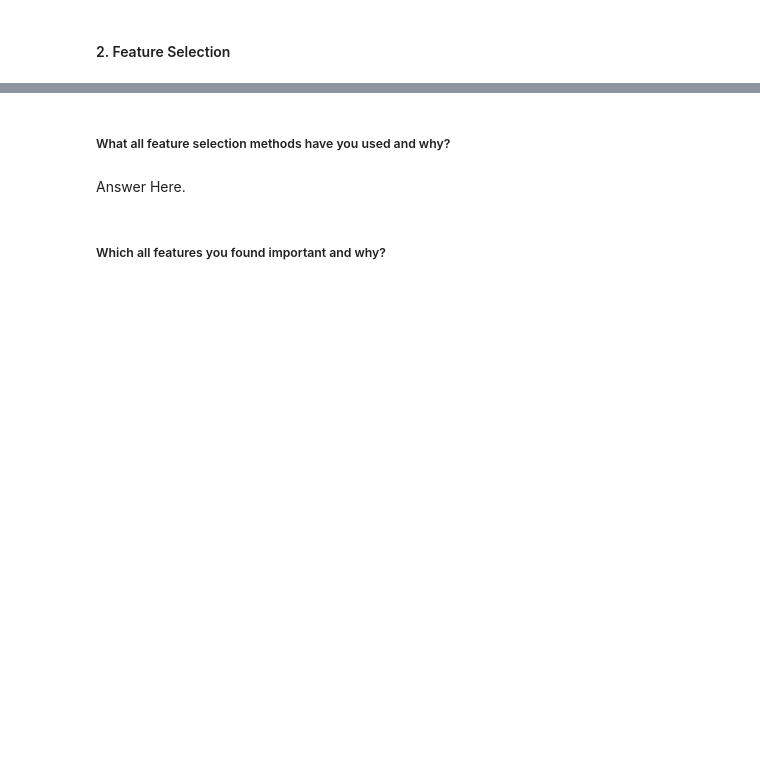
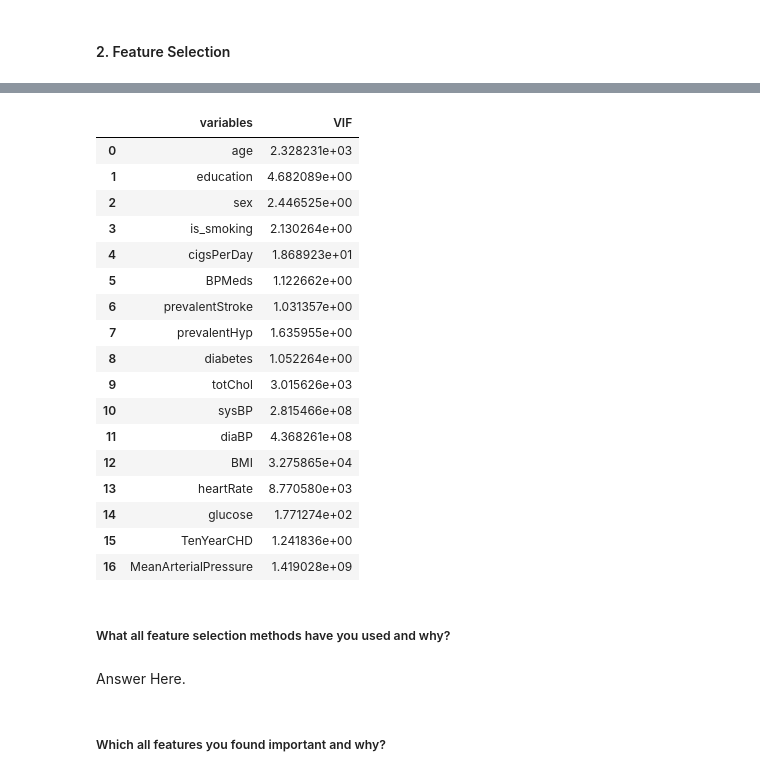
Before and after one commit to Shahrukh2016/Cardiovascular_Risk_Prediction, a Jupyter notebook: IndividualColab_CardiovascularRiskPrediction.ipynb, the cells around one changed output, grey strips where cells are left out. Cells and saved outputs as stored; diff of their text form; code cells hidden in the pictures; blank space fills up the shorter version.

```diff
--- a/IndividualColab_CardiovascularRiskPrediction.ipynb
+++ b/IndividualColab_CardiovascularRiskPrediction.ipynb
@@ -1147,3 +1062,36 @@ df_outliers.head()
+# %%
+# Defining a function for variance_inflation_factor
+from statsmodels.stats.outliers_influence import variance_inflation_factor
+def calc_vif(X):
+
+    # Calculating VIF
+    vif = pd.DataFrame()
+    vif["variables"] = X.columns
+    vif["VIF"] = [variance_inflation_factor(X.values, i) for i in range(X.shape[1])]
+
+    return(vif)
+# %%
+# calculating the vif by excluding some features which are not giving any information
+calc_vif(df[[i for i in df.describe().columns if i not in ['id']]])
+# %% [output]
+|  | variables | VIF |
+| 0 | age | 2.328231e+03 |
+| 1 | education | 4.682089e+00 |
+| 2 | sex | 2.446525e+00 |
+| 3 | is_smoking | 2.130264e+00 |
+| 4 | cigsPerDay | 1.868923e+01 |
+| 5 | BPMeds | 1.122662e+00 |
+| 6 | prevalentStroke | 1.031357e+00 |
+| 7 | prevalentHyp | 1.635955e+00 |
+| 8 | diabetes | 1.052264e+00 |
+| 9 | totChol | 3.015626e+03 |
+| 10 | sysBP | 2.815466e+08 |
+| 11 | diaBP | 4.368261e+08 |
+| 12 | BMI | 3.275865e+04 |
+| 13 | heartRate | 8.770580e+03 |
+| 14 | glucose | 1.771274e+02 |
+| 15 | TenYearCHD | 1.241836e+00 |
+| 16 | MeanArterialPressure | 1.419028e+09 |
 # %% [markdown]
 ##### What all feature selection methods have you used  and why?
 # %% [markdown]
```
Also changed, not shown: parts of 46 cells of this notebook.
